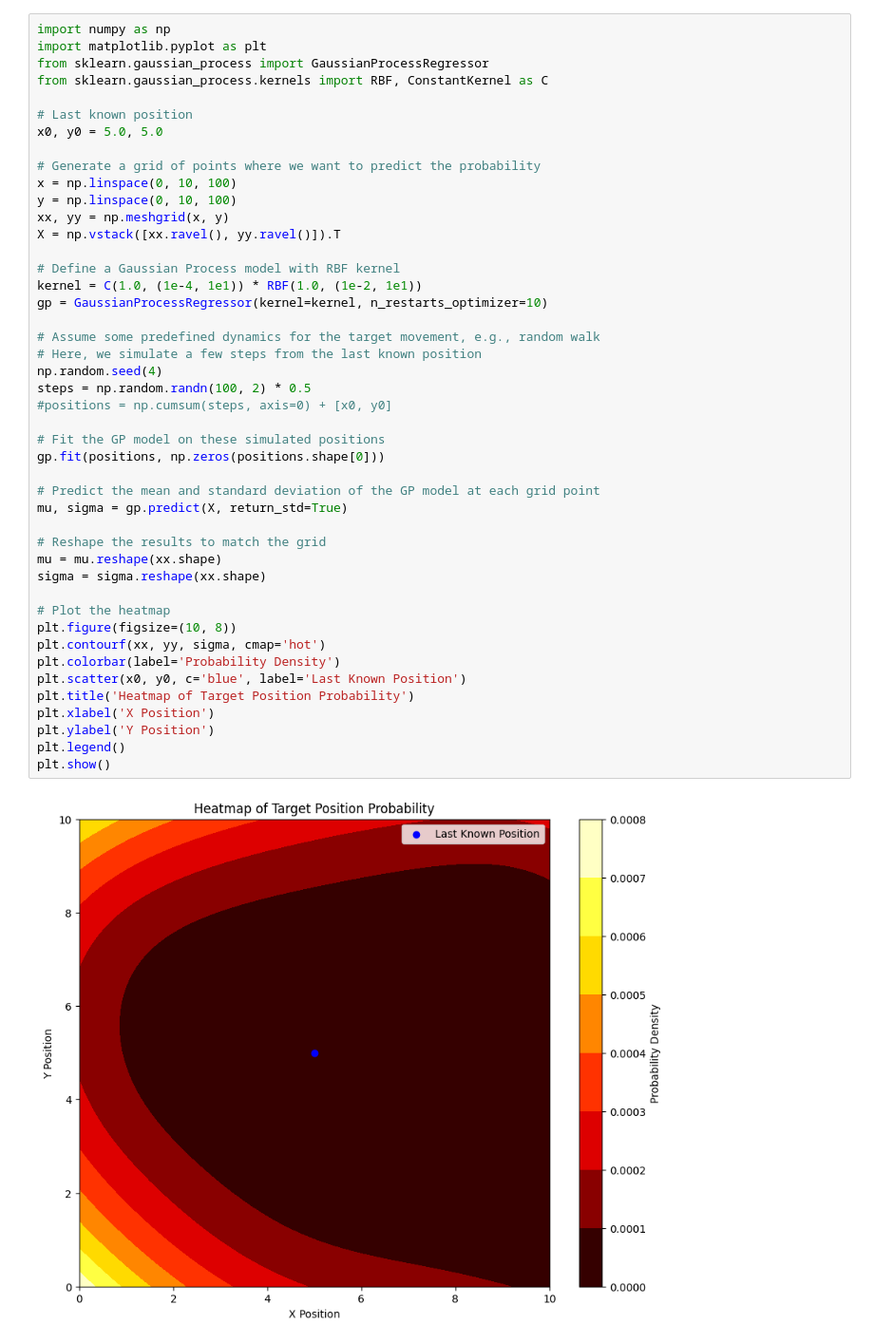
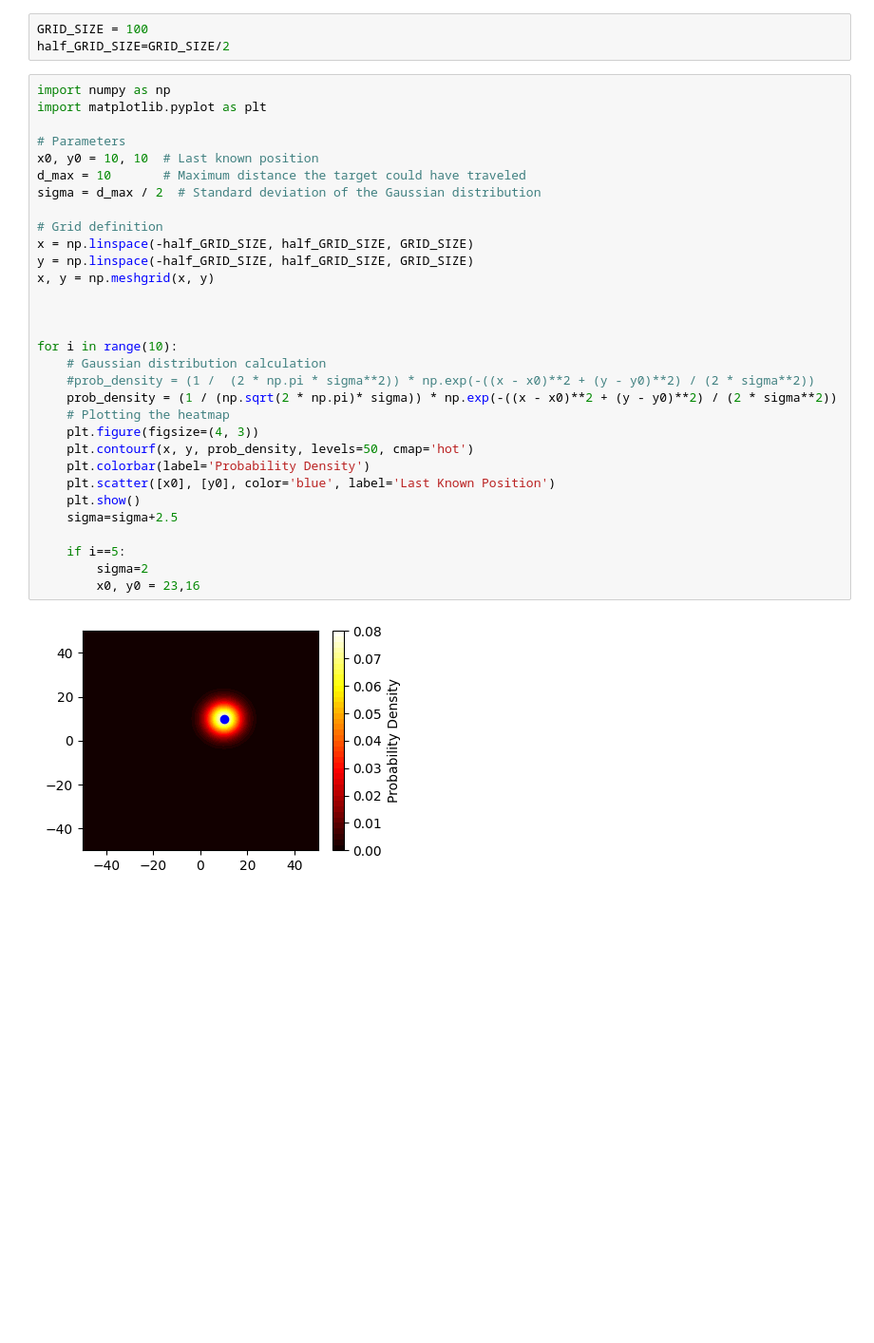
Before and after one commit to FDahlke/gazebo_sim, a Jupyter notebook: apptainer/Untitled.ipynb, the cells around one changed output. Shown at 95% size. Cells and saved outputs as stored; diff of their text form; blank space fills up the shorter version.

```diff
--- a/apptainer/Untitled.ipynb
+++ b/apptainer/Untitled.ipynb
@@ -1,47 +1,36 @@
+# %%
+GRID_SIZE = 100
+half_GRID_SIZE=GRID_SIZE/2
 # %%
 import numpy as np
 import matplotlib.pyplot as plt
-from sklearn.gaussian_process import GaussianProcessRegressor
-from sklearn.gaussian_process.kernels import RBF, ConstantKernel as C
 
-# Last known position
-x0, y0 = 5.0, 5.0
+# Parameters
+x0, y0 = 10, 10  # Last known position
+d_max = 10       # Maximum distance the target could have traveled
+sigma = d_max / 2  # Standard deviation of the Gaussian distribution
 
-# Generate a grid of points where we want to predict the probability
-x = np.linspace(0, 10, 100)
-y = np.linspace(0, 10, 100)
-xx, yy = np.meshgrid(x, y)
-X = np.vstack([xx.ravel(), yy.ravel()]).T
+# Grid definition
+x = np.linspace(-half_GRID_SIZE, half_GRID_SIZE, GRID_SIZE)
+y = np.linspace(-half_GRID_SIZE, half_GRID_SIZE, GRID_SIZE)
+x, y = np.meshgrid(x, y)
 
-# Define a Gaussian Process model with RBF kernel
-kernel = C(1.0, (1e-4, 1e1)) * RBF(1.0, (1e-2, 1e1))
-gp = GaussianProcessRegressor(kernel=kernel, n_restarts_optimizer=10)
 
-# Assume some predefined dynamics for the target movement, e.g., random walk
-# Here, we simulate a few steps from the last known position
-np.random.seed(4)
-steps = np.random.randn(100, 2) * 0.5
-#positions = np.cumsum(steps, axis=0) + [x0, y0]
 
-# Fit the GP model on these simulated positions
-gp.fit(positions, np.zeros(positions.shape[0]))
+for i in range(10):
+    # Gaussian distribution calculation
+    #prob_density = (1 /  (2 * np.pi * sigma**2)) * np.exp(-((x - x0)**2 + (y - y0)**2) / (2 * sigma**2))
+    prob_density = (1 / (np.sqrt(2 * np.pi)* sigma)) * np.exp(-((x - x0)**2 + (y - y0)**2) / (2 * sigma**2))
+    # Plotting the heatmap
+    plt.figure(figsize=(4, 3))
+    plt.contourf(x, y, prob_density, levels=50, cmap='hot')
+    plt.colorbar(label='Probability Density')
+    plt.scatter([x0], [y0], color='blue', label='Last Known Position')
+    plt.show()
+    sigma=sigma+2.5
 
-# Predict the mean and standard deviation of the GP model at each grid point
-mu, sigma = gp.predict(X, return_std=True)
-
-# Reshape the results to match the grid
-mu = mu.reshape(xx.shape)
-sigma = sigma.reshape(xx.shape)
-
-# Plot the heatmap
-plt.figure(figsize=(10, 8))
-plt.contourf(xx, yy, sigma, cmap='hot')
-plt.colorbar(label='Probability Density')
-plt.scatter(x0, y0, c='blue', label='Last Known Position')
-plt.title('Heatmap of Target Position Probability')
-plt.xlabel('X Position')
-plt.ylabel('Y Position')
-plt.legend()
-plt.show()
+    if i==5:
+        sigma=2
+        x0, y0 = 23,16
 # %% [output]
-[figure, old version]
+[figure, new version]
```
Also changed, not shown: parts of 1 cell of this notebook, 1 other file.
